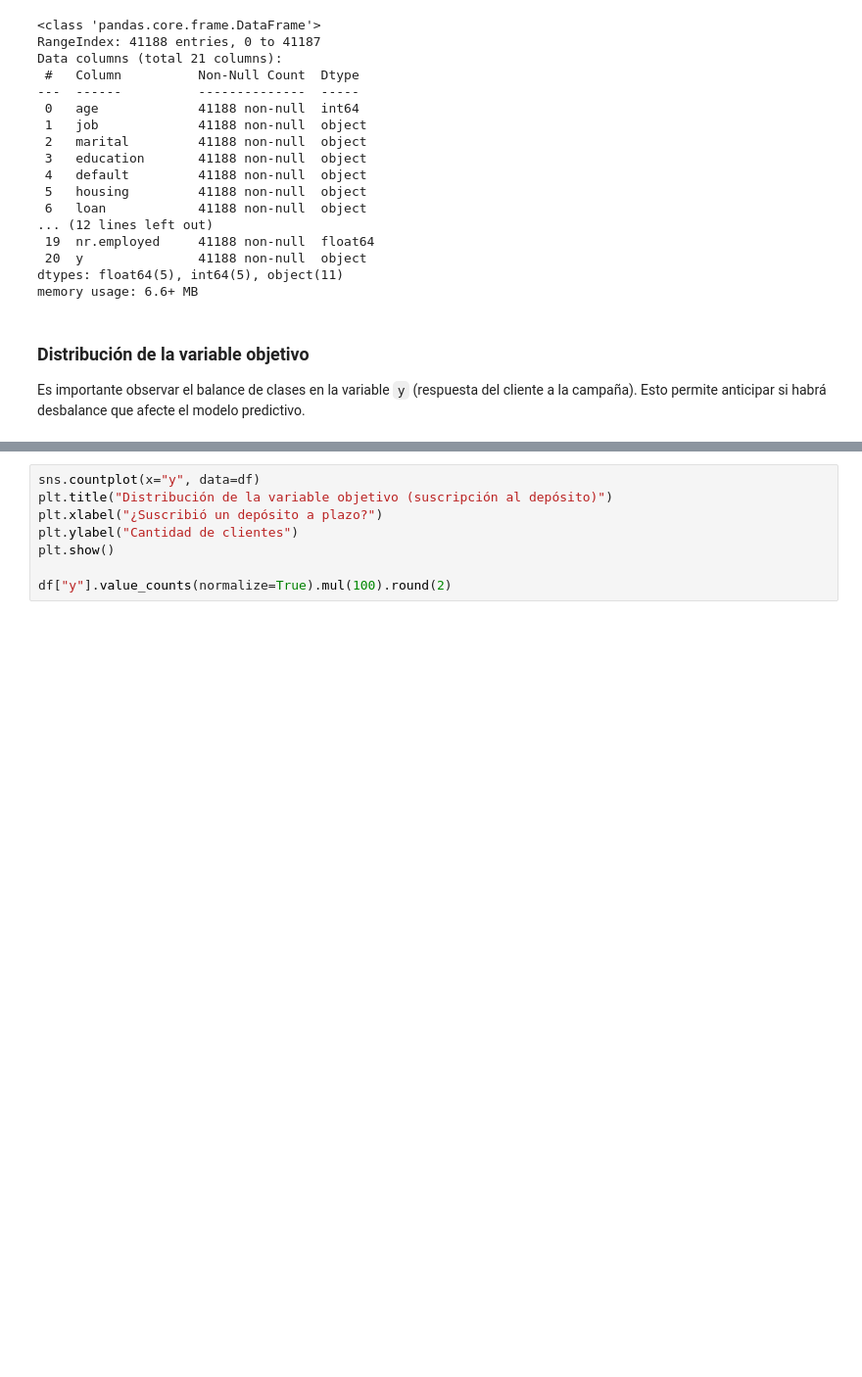
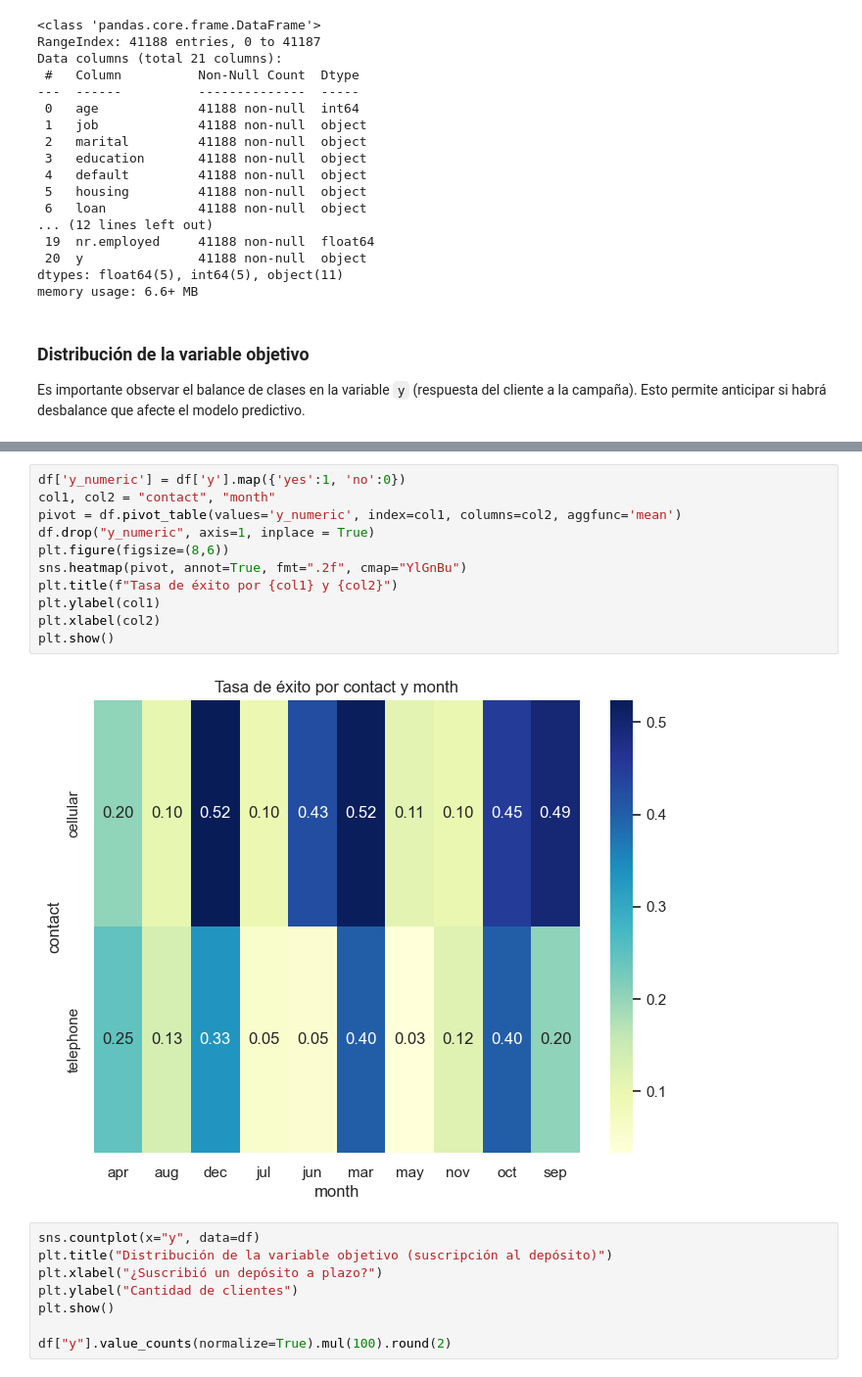
Before and after one commit to felipe11005/13MBID-David-Martinez-Actividad1, a Jupyter notebook: notebooks/CD01_Visualizacion.ipynb, the cells around one changed output, grey strips where cells are left out. Shown: that part at 98% size. Drawn from its saved outputs; the diff is of its cells as text; blank space fills up the shorter version.

```diff
--- a/notebooks/CD01_Visualizacion.ipynb
+++ b/notebooks/CD01_Visualizacion.ipynb
@@ -93,3 +121,16 @@ Esto permite anticipar si habrá desbalance que afecte el modelo predictivo.
+# %%
+df['y_numeric'] = df['y'].map({'yes':1, 'no':0})
+col1, col2 = "contact", "month"
+pivot = df.pivot_table(values='y_numeric', index=col1, columns=col2, aggfunc='mean')
+df.drop("y_numeric", axis=1, inplace = True)
+plt.figure(figsize=(8,6))
+sns.heatmap(pivot, annot=True, fmt=".2f", cmap="YlGnBu")
+plt.title(f"Tasa de éxito por {col1} y {col2}")
+plt.ylabel(col1)
+plt.xlabel(col2)
+plt.show()
+# %% [output]
+[figure, added]
 # %%
 sns.countplot(x="y", data=df)
 plt.title("Distribución de la variable objetivo (suscripción al depósito)")
```
Also changed, not shown: parts of 2 cells of this notebook, 4 other files.
